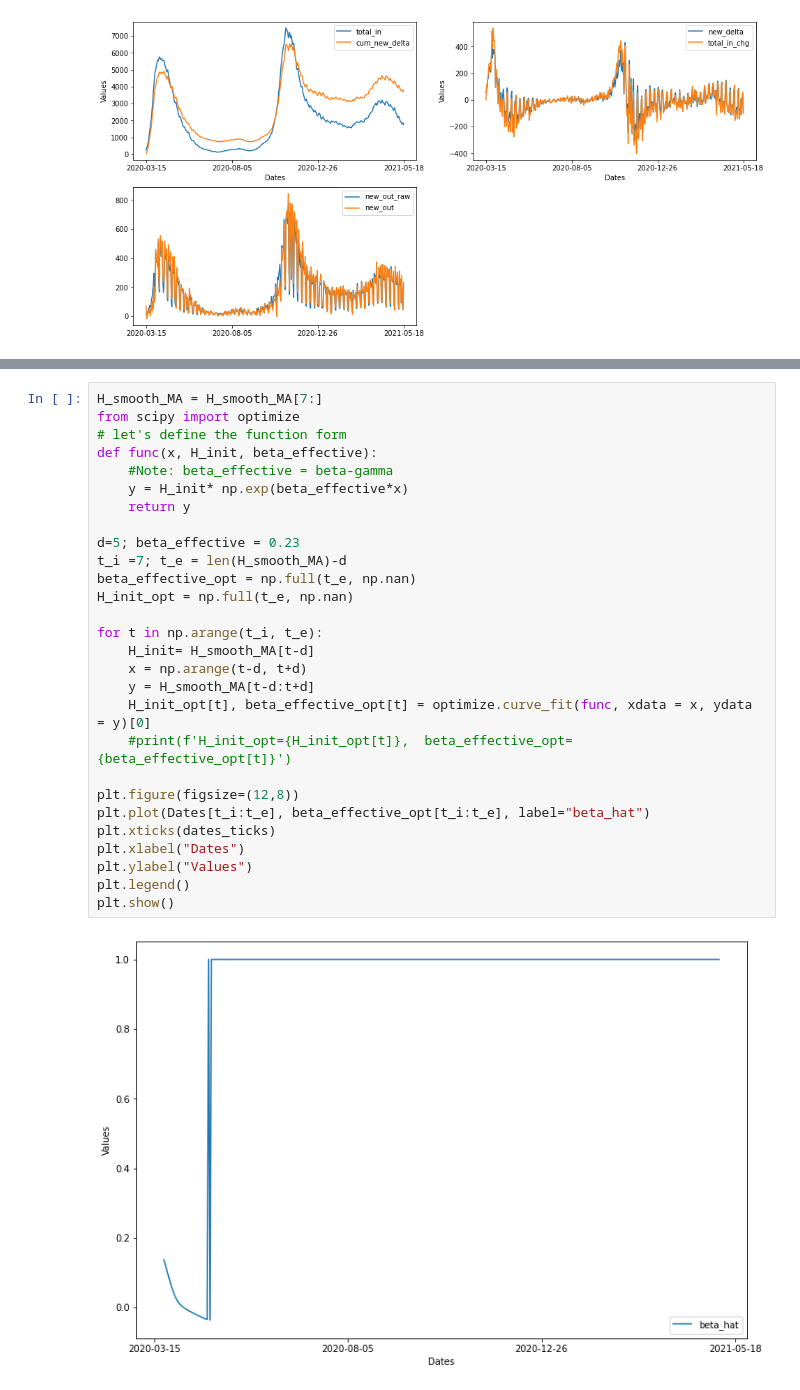
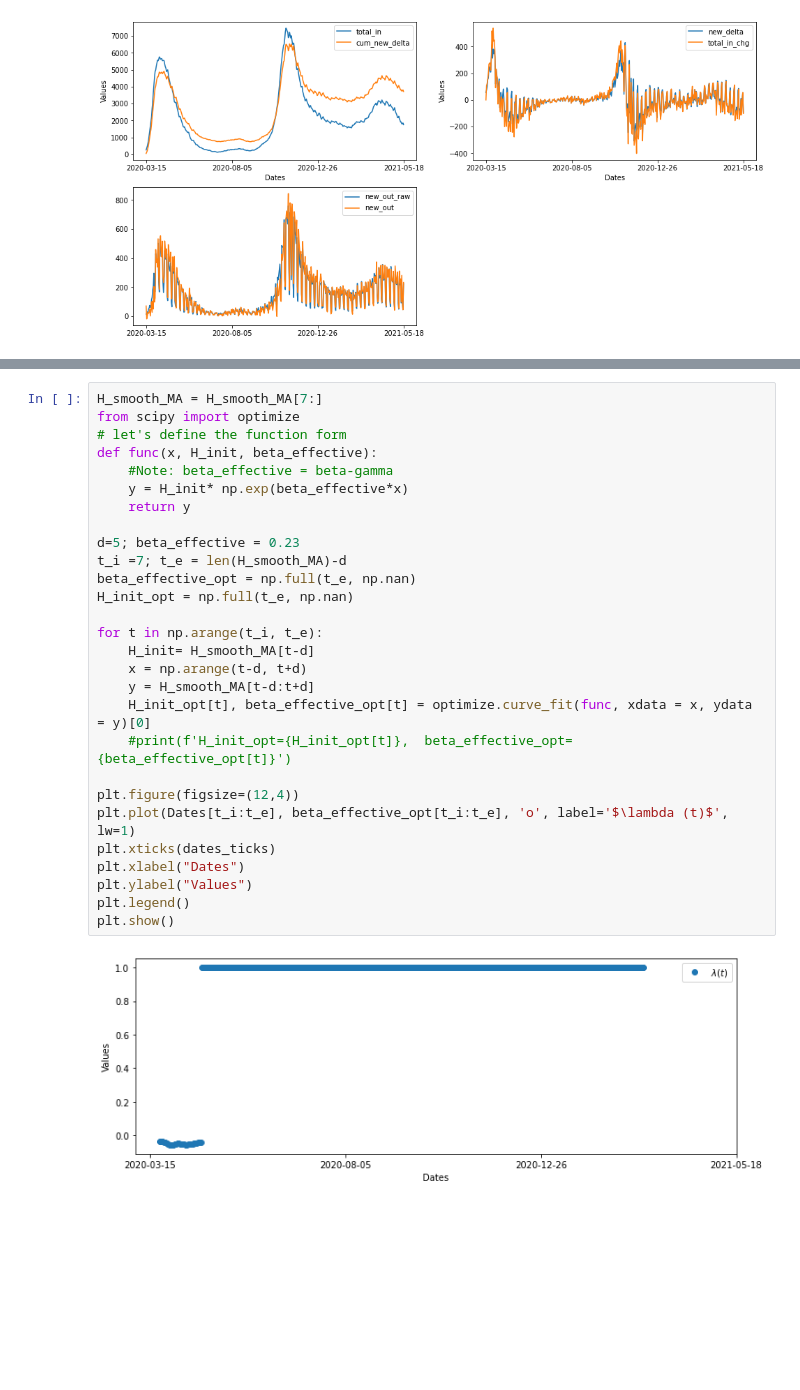
Before and after one commit to OD1992/Python-programs, a Jupyter notebook: Hospi_change_point.ipynb, the cells around one changed output, grey strips where cells are left out. Cells and saved outputs as stored; diff of their text form; blank space fills up the shorter version.

```diff
--- a/Hospi_change_point.ipynb
+++ b/Hospi_change_point.ipynb
@@ -161,30 +169,30 @@ plt.show()
 # %%
 H_smooth_MA = H_smooth_MA[7:]
 from scipy import optimize
 # let's define the function form
 def func(x, H_init, beta_effective):
     #Note: beta_effective = beta-gamma
     y = H_init* np.exp(beta_effective*x)
     return y
 
 d=5; beta_effective = 0.23
 t_i =7; t_e = len(H_smooth_MA)-d
 beta_effective_opt = np.full(t_e, np.nan)
 H_init_opt = np.full(t_e, np.nan)
 
 for t in np.arange(t_i, t_e):
     H_init= H_smooth_MA[t-d]
     x = np.arange(t-d, t+d)
     y = H_smooth_MA[t-d:t+d]
     H_init_opt[t], beta_effective_opt[t] = optimize.curve_fit(func, xdata = x, ydata = y)[0]
     #print(f'H_init_opt={H_init_opt[t]},  beta_effective_opt={beta_effective_opt[t]}')
 
-plt.figure(figsize=(12,8))
-plt.plot(Dates[t_i:t_e], beta_effective_opt[t_i:t_e], label="beta_hat")
+plt.figure(figsize=(12,4))
+plt.plot(Dates[t_i:t_e], beta_effective_opt[t_i:t_e], 'o', label='$\lambda (t)$', lw=1)
 plt.xticks(dates_ticks)
 plt.xlabel("Dates")
 plt.ylabel("Values")
 plt.legend()
 plt.show()
 # %% [output]
-[figure, old version]
+[figure, new version]
```
Also changed, not shown: parts of 1 cell of this notebook.
